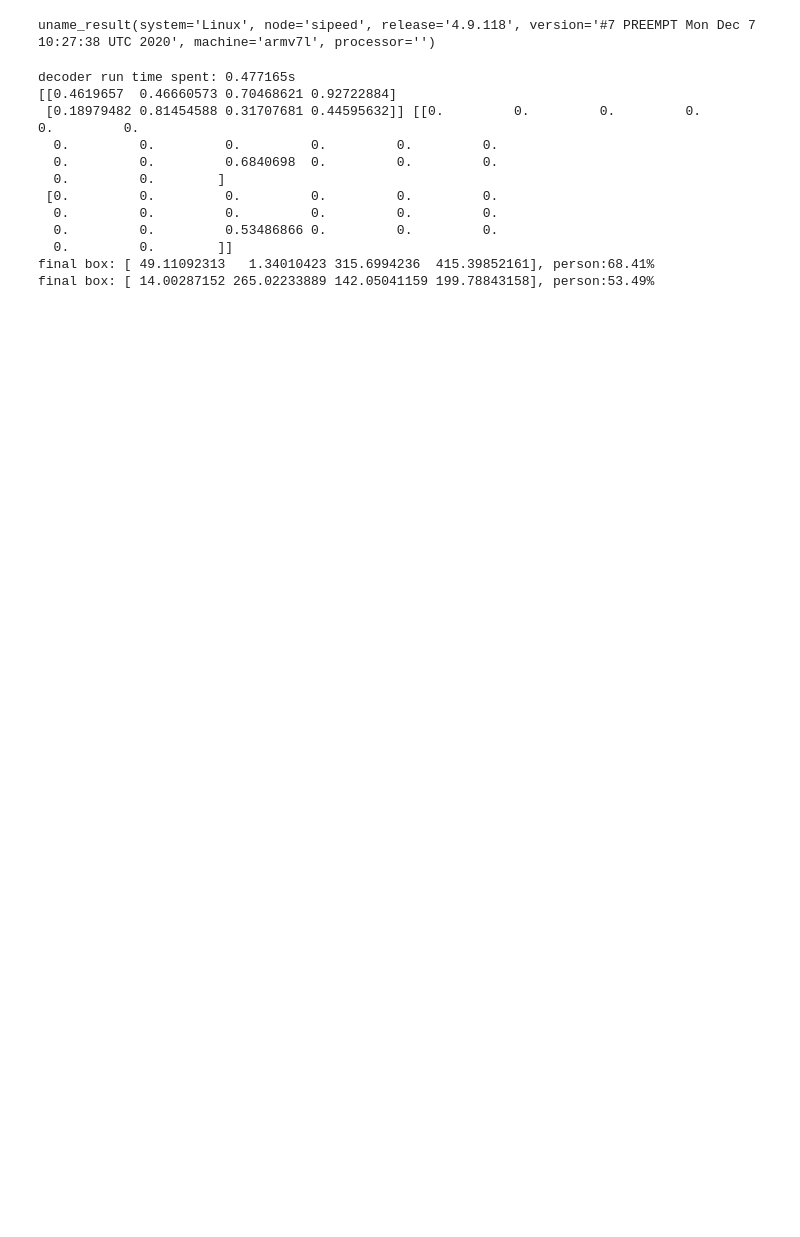
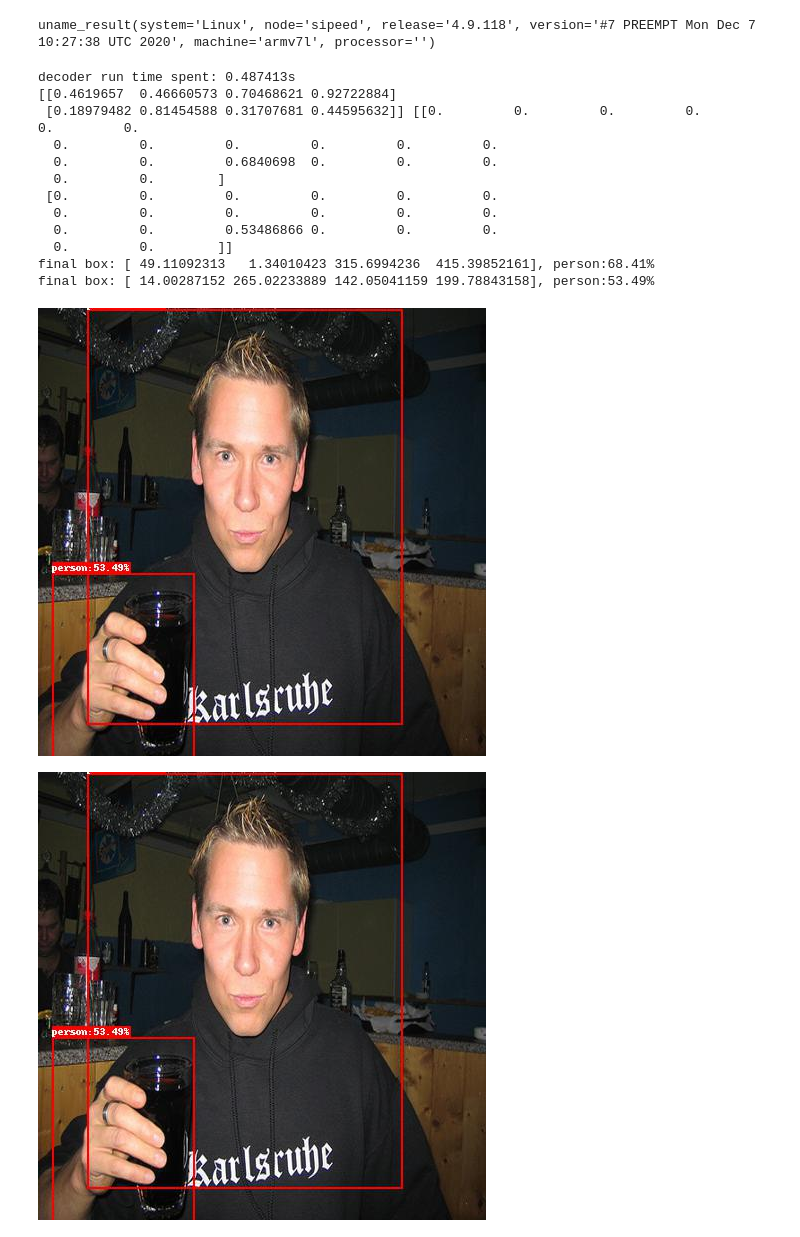
Before and after one commit to sipeed/rpyc_ikernel, a Jupyter notebook: examples/YoloDecoder.ipynb, the cells around one changed output. Saved outputs shown, nothing was run; the diff lists cells and outputs as text; code cells hidden in the pictures; blank space fills up the shorter version.

Commit message:
[display] allow self.clear_output & show YoloDecoder

```diff
--- a/examples/YoloDecoder.ipynb
+++ b/examples/YoloDecoder.ipynb
@@ -260,7 +260,7 @@ def draw_rectangle_with_title(img, box, str, bg_color=(255, 0, 0), font_color=(2
 
 from PIL import Image, ImageDraw, ImageFont
 import time
-with open("/out.bin", "rb") as f:
+with open("/home/out.bin", "rb") as f:
     out = f.read()
     quantize_out_scale = 7.686170
     img_shape = (1, 3, 448, 448)
@@ -268,33 +268,41 @@ with open("/out.bin", "rb") as f:
     out = np.array(list(out), dtype=np.int8).reshape(net_out_shape).astype(np.float32) / quantize_out_scale
 decoder = YoloDecoder(anchors = [1.3221, 1.73145, 3.19275, 4.00944, 5.05587, 8.09892, 9.47112, 4.84053, 11.2364, 10.0071])
 t = time.time()
 boxes, probs = decoder.run(out, 0.5)
 print("decoder run time spent: {:.6f}s".format(time.time() - t))
 print(boxes, probs)
 class_names = ['aeroplane', 'bicycle', 'bird', 'boat', 'bottle', 'bus', 'car', 'cat', 'chair', 'cow', 'diningtable', 'dog', 'horse', 'motorbike', 'person', 'pottedplant', 'sheep', 'sofa', 'train', 'tvmonitor']
-img = Image.open("/input.jpg")
+img = Image.open("/home/input.jpg")
 for i, box in enumerate(boxes):
     # center point rectangle to xmin, ymin, width, height
     box[0] = (box[0] - box[2]/2) * img.width
     box[1] = (box[1] - box[3]/2) * img.height
     box[2] *= img.width
     box[3] *= img.height
     class_id = probs[i].argmax()
     disp_str = "{}:{:.2f}%".format(class_names[class_id], probs[i][class_id]*100)
     draw_rectangle_with_title(img, box, disp_str)
     print("final box: {}, {}".format(box, disp_str))
 
-img.save("/out.jpg")
+img.save("/home/out.jpg")
+img.show()
+
+import io
+tmp = io.BytesIO()
+img.save(tmp, format='JPEG')  # show jupyter notebook
+!display("tmp", 1, False)
 # %% [output]
-decoder run time spent: 0.477165s
+decoder run time spent: 0.487413s
 [[0.4619657  0.46660573 0.70468621 0.92722884]
  [0.18979482 0.81454588 0.31707681 0.44595632]] [[0.         0.         0.         0.         0.         0.
   0.         0.         0.         0.         0.         0.
   0.         0.         0.6840698  0.         0.         0.
   0.         0.        ]
  [0.         0.         0.         0.         0.         0.
   0.         0.         0.         0.         0.         0.
   0.         0.         0.53486866 0.         0.         0.
   0.         0.        ]]
 final box: [ 49.11092313   1.34010423 315.6994236  415.39852161], person:68.41%
 final box: [ 14.00287152 265.02233889 142.05041159 199.78843158], person:53.49%
+[figure, added]
+[figure, added]
```
Also changed, not shown: parts of 1 cell of this notebook, 3 other files.
